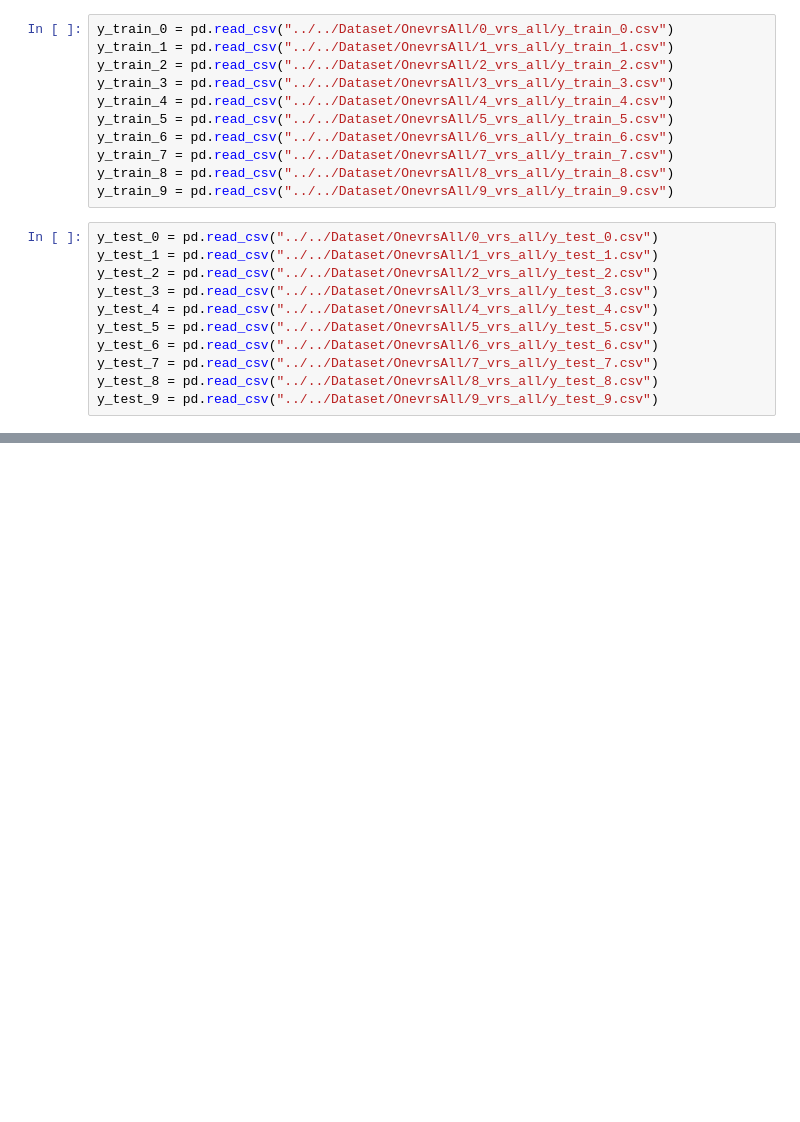
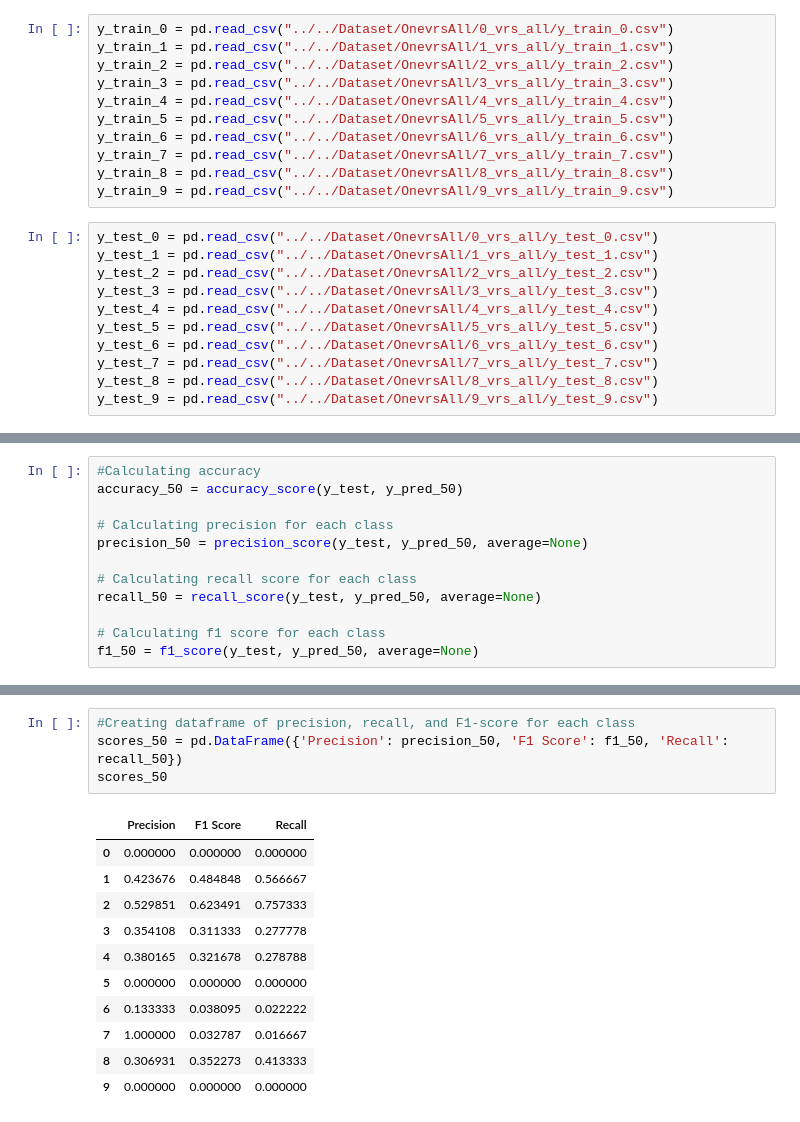
Before and after one commit to Irfan2309/Machine-Learning, a Jupyter notebook: Part 1/Source Code/data_correlation.ipynb, the cells around one changed output, grey strips where cells are left out. Cells and saved outputs as stored; diff of their text form; blank space fills up the shorter version.

```diff
--- a/Part 1/Source Code/data_correlation.ipynb
+++ b/Part 1/Source Code/data_correlation.ipynb
@@ -309,0 +214,12 @@ len(features_50)
+# %%
+#Calculating accuracy
+accuracy_50 = accuracy_score(y_test, y_pred_50)
+
+# Calculating precision for each class
+precision_50 = precision_score(y_test, y_pred_50, average=None)
+
+# Calculating recall score for each class
+recall_50 = recall_score(y_test, y_pred_50, average=None)
+
+# Calculating f1 score for each class
+f1_50 = f1_score(y_test, y_pred_50, average=None)
@@ -309,0 +234,16 @@ len(features_50)
+# %%
+#Creating dataframe of precision, recall, and F1-score for each class
+scores_50 = pd.DataFrame({'Precision': precision_50, 'F1 Score': f1_50, 'Recall': recall_50})
+scores_50
+# %% [output]
+|  | Precision | F1 Score | Recall |
+| 0 | 0.000000 | 0.000000 | 0.000000 |
+| 1 | 0.423676 | 0.484848 | 0.566667 |
+| 2 | 0.529851 | 0.623491 | 0.757333 |
+| 3 | 0.354108 | 0.311333 | 0.277778 |
+| 4 | 0.380165 | 0.321678 | 0.278788 |
+| 5 | 0.000000 | 0.000000 | 0.000000 |
+| 6 | 0.133333 | 0.038095 | 0.022222 |
+| 7 | 1.000000 | 0.032787 | 0.016667 |
+| 8 | 0.306931 | 0.352273 | 0.413333 |
+| 9 | 0.000000 | 0.000000 | 0.000000 |
```
Also changed, not shown: parts of 53 cells of this notebook, 3 other files.
